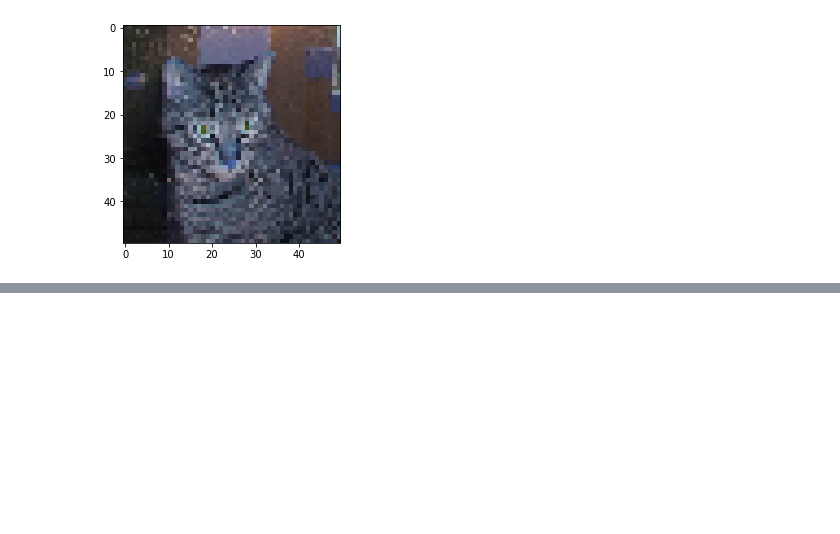
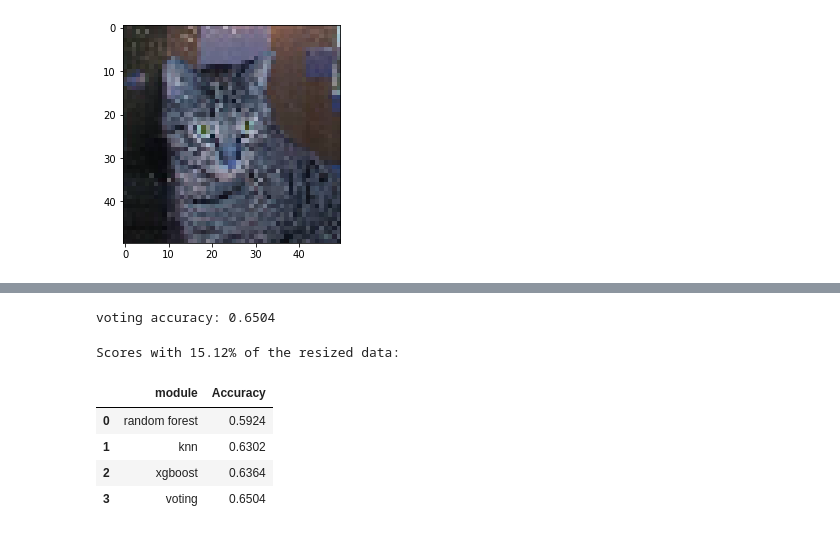
Before and after one commit to YahalomCod/Classifation-Problems, a Jupyter notebook: CatsVsDogs.ipynb, the cells around one changed output, grey strips where cells are left out. Saved outputs shown, nothing was run; the diff lists cells and outputs as text; code cells hidden in the pictures; blank space fills up the shorter version.

```diff
--- a/CatsVsDogs.ipynb
+++ b/CatsVsDogs.ipynb
@@ -133,8 +133,6 @@ accuracy_score(y_test, y_pred)
 # %%
 from xgboost import XGBClassifier
-model = XGBClassifier( use_label_encoder=False)
-model.fit(X_train, y_train)
-y_pred = model.predict(X_test)
-accuracy = accuracy_score(y_test, y_pred)
-print("Accuracy with all the data: %.2f%%" % (accuracy * 100.0))
+xg = XGBClassifier(use_label_encoder=False)
+xg.fit(X_train, y_train)
+xg_acc = accuracy_score(y_test, xg.predict(X_test))
 # %% [output]
@@ -142,0 +175,7 @@ Accuracy with all the data: 63.06%
+# %%
+rnd = RandomForestClassifier()
+rnd.fit(X_train,y_train)
+knn = KNeighborsClassifier(n_neighbors = 50)
+knn.fit(X_train,y_train)
+#rnd_acc = accuracy_score(y_test,rnd.predict(X_test))
+#knn_acc = accuracy_score(y_test,knn.predict(X_test))
@@ -142,0 +192,3 @@ Accuracy with all the data: 63.06%
+# %%
+vot = VotingClassifier(estimators = [('rnd',rnd),('knn', knn),('xgboost',xg)], voting='hard')
+vot.fit(X_train,y_train)
@@ -142,0 +214,18 @@ Accuracy with all the data: 63.06%
+# %%
+vot_acc = accuracy_score(y_test, vot.predict(X_test))
+print("voting accuracy:", vot_acc)
+# %% [output]
+voting accuracy: 0.6504
+# %%
+acc = {'random forest': rnd_acc, 'knn':knn_acc, 'xgboost':xg_acc, 'voting':vot_acc}
+data = {'module': ['random forest', 'knn', 'xgboost', 'voting'], 'Accuracy': [rnd_acc, knn_acc, xg_acc, vot_acc]}
+df = pd.DataFrame(data)
+print("Scores with 15.12% of the resized data:")
+df
+# %% [output]
+Scores with 15.12% of the resized data:
+|  | module | Accuracy |
+| 0 | random forest | 0.5924 |
+| 1 | knn | 0.6302 |
+| 2 | xgboost | 0.6364 |
+| 3 | voting | 0.6504 |
```
Also changed, not shown: parts of 26 cells of this notebook.
